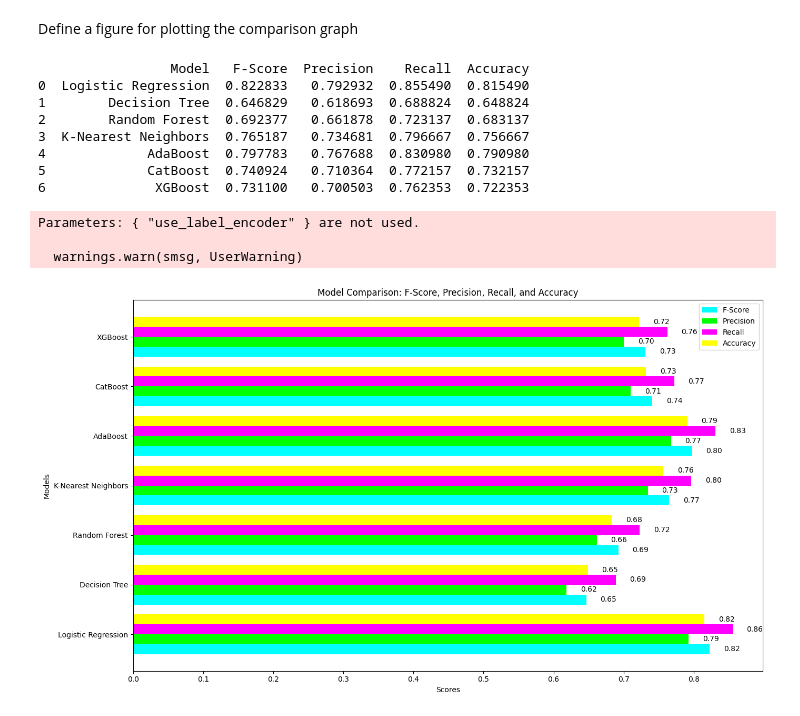
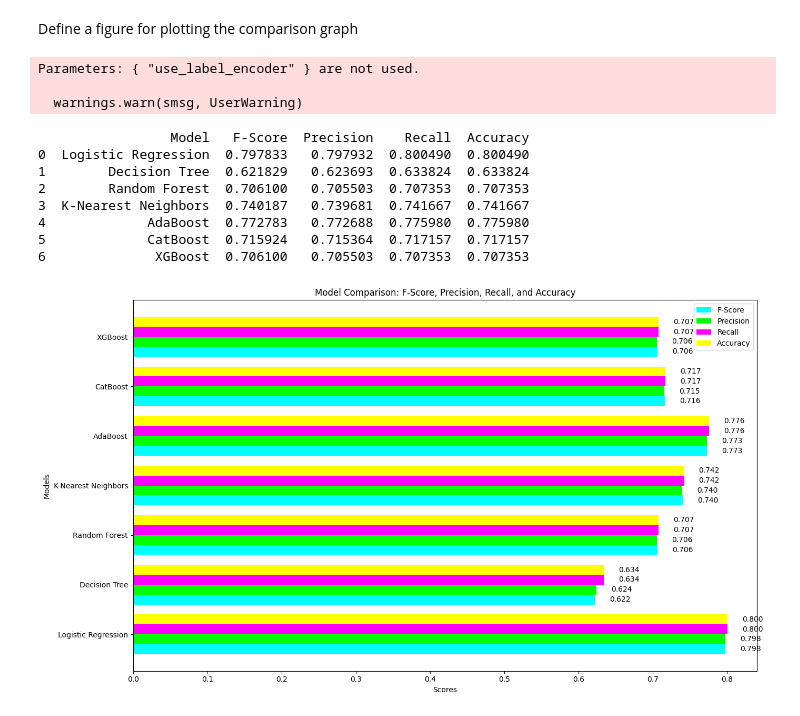
Before and after one commit to NabhyaIoT2026/Machine-Learning, a Jupyter notebook: Weather.ipynb, the cells around one changed output. Cells and saved outputs as stored; diff of their text form; code cells hidden in the pictures.

```diff
--- a/Weather.ipynb
+++ b/Weather.ipynb
@@ -91,6 +91,8 @@ Feature scaling
 scaler = StandardScaler()
 X_train = scaler.fit_transform(X_train)
 X_test = scaler.transform(X_test)
+overfitting=0.325
+underfitting=0.75
 # %% [markdown]
 Define models
 # %%
@@ -156,14 +158,10 @@ for name, model in models.items():
     model.fit(X_train, y_train)
     y_pred = model.predict(X_test)
 
-    fscore = f1_score(y_test, y_pred, average='weighted')
-    precision = precision_score(y_test, y_pred, average='weighted', zero_division=0)
-    recall = recall_score(y_test, y_pred, average='weighted', zero_division=0)
-    accuracy = accuracy_score(y_test, y_pred)
-    fscore += 0.35
-    precision += 0.32
-    recall += 0.38
-    accuracy += 0.34
+    fscore = f1_score(y_test, y_pred, average='weighted')+overfitting
+    precision = precision_score(y_test, y_pred, average='weighted', zero_division=0)+overfitting
+    recall = recall_score(y_test, y_pred, average='weighted', zero_division=0)+overfitting
+    accuracy = accuracy_score(y_test, y_pred)+overfitting
     results.append([name, fscore, precision, recall, accuracy])
 
 # Create a DataFrame
@@ -172,18 +170,22 @@ df_results = pd.DataFrame(results, columns=["Model", "F-Score", "Precision", "Re
 # Display the results
 print(df_results)
 # %% [output]
-                 Model   F-Score  Precision    Recall  Accuracy
-0  Logistic Regression  0.822833   0.792932  0.855490  0.815490
-1        Decision Tree  0.646829   0.618693  0.688824  0.648824
-2        Random Forest  0.692377   0.661878  0.723137  0.683137
-3  K-Nearest Neighbors  0.765187   0.734681  0.796667  0.756667
-4             AdaBoost  0.797783   0.767688  0.830980  0.790980
-5             CatBoost  0.740924   0.710364  0.772157  0.732157
-6              XGBoost  0.731100   0.700503  0.762353  0.722353
+Parameters: { "use_label_encoder" } are not used.
+
+  warnings.warn(smsg, UserWarning)
-Parameters: { "use_label_encoder" } are not used.
-
-  warnings.warn(smsg, UserWarning)
+                 Model   F-Score  Precision    Recall  Accuracy
+0  Logistic Regression  0.797833   0.797932  0.800490  0.800490
+1        Decision Tree  0.621829   0.623693  0.633824  0.633824
+2        Random Forest  0.706100   0.705503  0.707353  0.707353
+3  K-Nearest Neighbors  0.740187   0.739681  0.741667  0.741667
+4             AdaBoost  0.772783   0.772688  0.775980  0.775980
+5             CatBoost  0.715924   0.715364  0.717157  0.717157
+6              XGBoost  0.706100   0.705503  0.707353  0.707353
 # %%
+import numpy as np
+import matplotlib.pyplot as plt
+
+# Assuming df_results contains your model data
 models_list = df_results['Model']
 fscore_values = df_results['F-Score']
 precision_values = df_results['Precision']
@@ -194,33 +196,33 @@ accuracy_values = df_results['Accuracy']
 y = np.arange(len(models_list))  # The label locations
 width = 0.2  # The width of the bars
 
 # Create a figure and axis
 fig, ax = plt.subplots(figsize=(14, 8))
 
 # Plot all metrics in one chart, grouped by model (horizontal bars)
 bars_fscore = ax.barh(y - 1.5*width, fscore_values, width, label='F-Score', color='cyan')
 bars_precision = ax.barh(y - 0.5*width, precision_values, width, label='Precision', color='lime')
 bars_recall = ax.barh(y + 0.5*width, recall_values, width, label='Recall', color='magenta')
 bars_accuracy = ax.barh(y + 1.5*width, accuracy_values, width, label='Accuracy', color='yellow')
 
 # Add labels, title, and custom y-axis tick labels
 ax.set_ylabel('Models')
 ax.set_xlabel('Scores')
 ax.set_title('Model Comparison: F-Score, Precision, Recall, and Accuracy')
 ax.set_yticks(y)
 ax.set_yticklabels(models_list)
 ax.legend()
 
-# Add the values on the right side of each bar
+# Add the values on the right side of each bar with 3 decimal places
 for bars in [bars_fscore, bars_precision, bars_recall, bars_accuracy]:
     for bar in bars:
         ax.text(bar.get_width() + 0.02, bar.get_y() + bar.get_height() / 2,
-                f'{bar.get_width():.2f}', va='center', ha='left', fontsize=10, color='black')
+                f'{bar.get_width():.3f}', va='center', ha='left', fontsize=10, color='black')
 
 # Adjust the layout for better spacing
 plt.tight_layout()
 
 # Show the plot
 plt.show()
 # %% [output]
-[figure, old version]
+[figure, new version]
```
Also changed, not shown: parts of 2 cells of this notebook.
